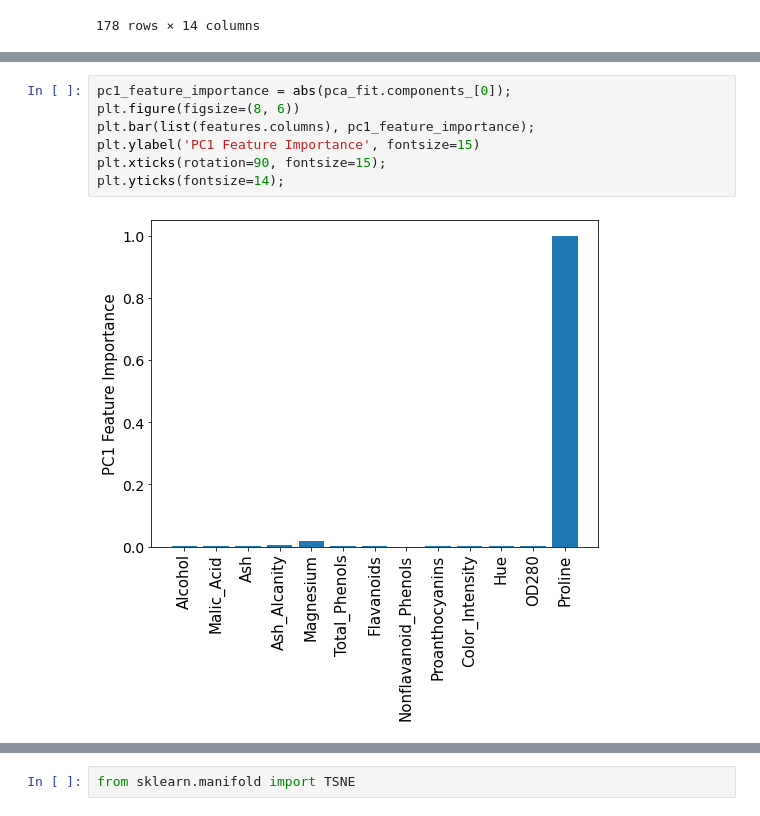
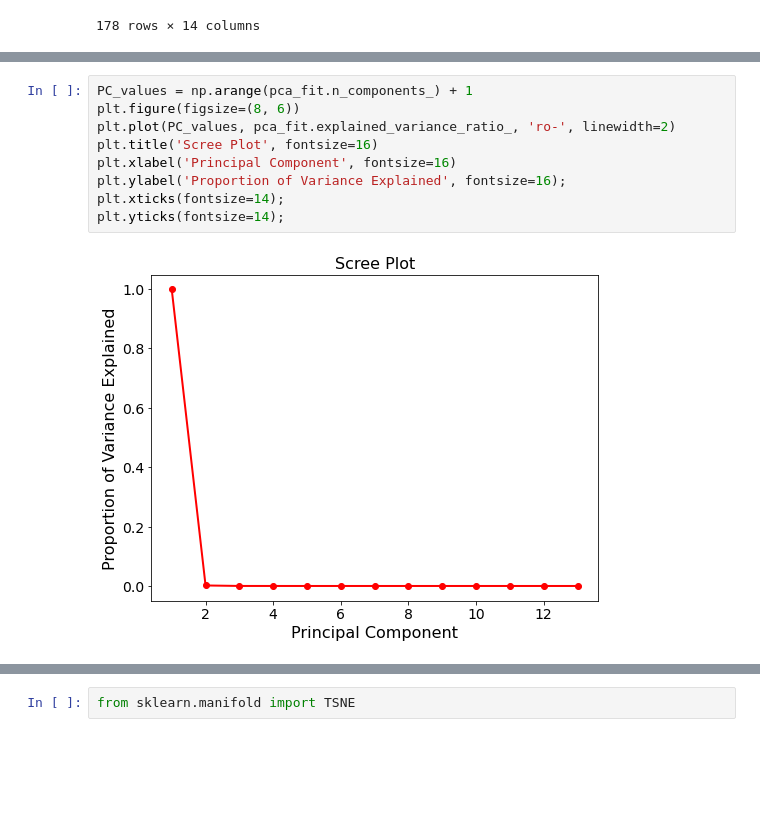
Before and after one commit to jhu-data-services/high-dimensional-data-vis, a Jupyter notebook: high-dimensional-data-vis.ipynb, the cells around one changed output, grey strips where cells are left out. Saved outputs shown, nothing was run; the diff lists cells and outputs as text; blank space fills up the shorter version.

```diff
--- a/high-dimensional-data-vis.ipynb
+++ b/high-dimensional-data-vis.ipynb
@@ -102,9 +93,11 @@ plt.yticks(fontsize=14);
-# %%
-pc1_feature_importance = abs(pca_fit.components_[0]);
-plt.figure(figsize=(8, 6))
-plt.bar(list(features.columns), pc1_feature_importance);
-plt.ylabel('PC1 Feature Importance', fontsize=15)
-plt.xticks(rotation=90, fontsize=15);
-plt.yticks(fontsize=14);
-# %% [output]
-[figure, removed]
+# %%
+PC_values = np.arange(pca_fit.n_components_) + 1
+plt.figure(figsize=(8, 6))
+plt.plot(PC_values, pca_fit.explained_variance_ratio_, 'ro-', linewidth=2)
+plt.title('Scree Plot', fontsize=16)
+plt.xlabel('Principal Component', fontsize=16)
+plt.ylabel('Proportion of Variance Explained', fontsize=16);
+plt.xticks(fontsize=14);
+plt.yticks(fontsize=14);
+# %% [output]
+[figure, added]
```
Also changed, not shown: parts of 43 cells of this notebook.
